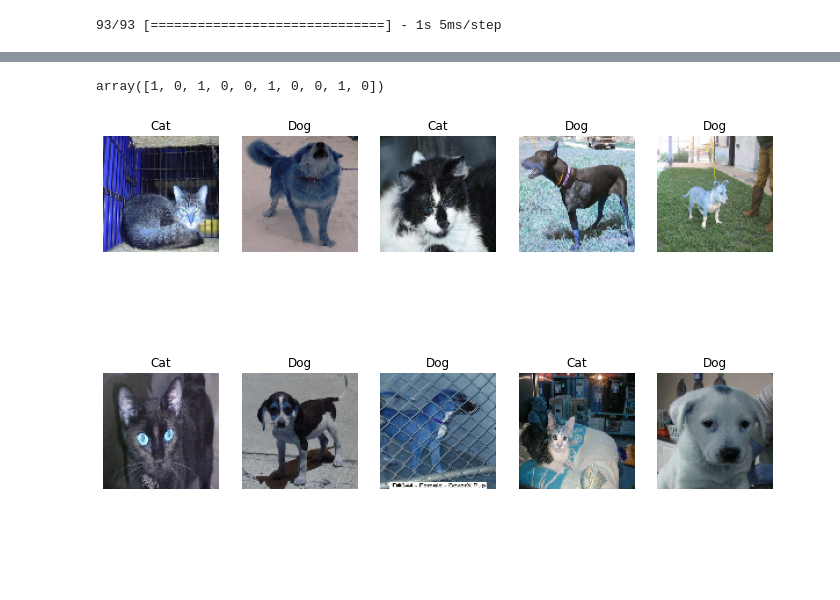
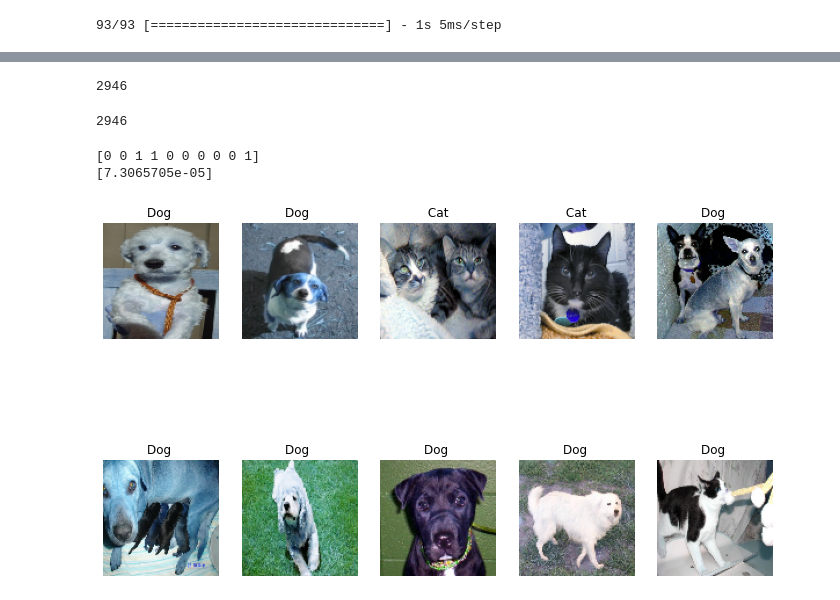
Before and after one commit to Frost-Codes/Cat-Dog-Binary-Classification, a Jupyter notebook: CatsDogs.ipynb, the cells around one changed output, grey strips where cells are left out. Cells and saved outputs as stored; diff of their text form; code cells hidden in the pictures; blank space fills up the shorter version.

```diff
--- a/CatsDogs.ipynb
+++ b/CatsDogs.ipynb
@@ -273,18 +267,28 @@ model.evaluate(x_test, y_test)
+# %%
+len(predictions)
+# %% [output]
+2946
+# %%
+len(y_test)
+# %% [output]
+2946
 # %%
-x_test_first = x[22335:22345] # batch of test images
-y_test_first = y[22335:22345]
+x_test_first = x[22000:22010]# batch of test images
+y_test_first = y[22000:22010]
 # %%
-y_test_first ## label  Dog:0 Cat:1)
+print(y_test_first) ## label  Dog:0 Cat:1)
+print(predictions[0])
 # %% [output]
-array([1, 0, 1, 0, 0, 1, 0, 0, 1, 0])
+[0 0 1 1 0 0 0 0 0 1]
+[7.3065705e-05]
 # %%
 rows = 2
 columns = 5
 figure = plt.figure(figsize=(12,8))
 for image in range(1, len(y_test_first) + 1):
   figure.add_subplot(rows, columns, image)
   plt.imshow(x_test_first[image-1])
   plt.axis('off')
-  plt.title(f'{CATEGORIES[y_test_first[image-1]]}')
+  plt.title(f"{' Cat' if predictions[image-1] >= 0.75 else 'Dog'} ")
 # %% [output]
-[figure, old version]
+[figure, new version]
```
Also changed, not shown: parts of 10 cells of this notebook.
